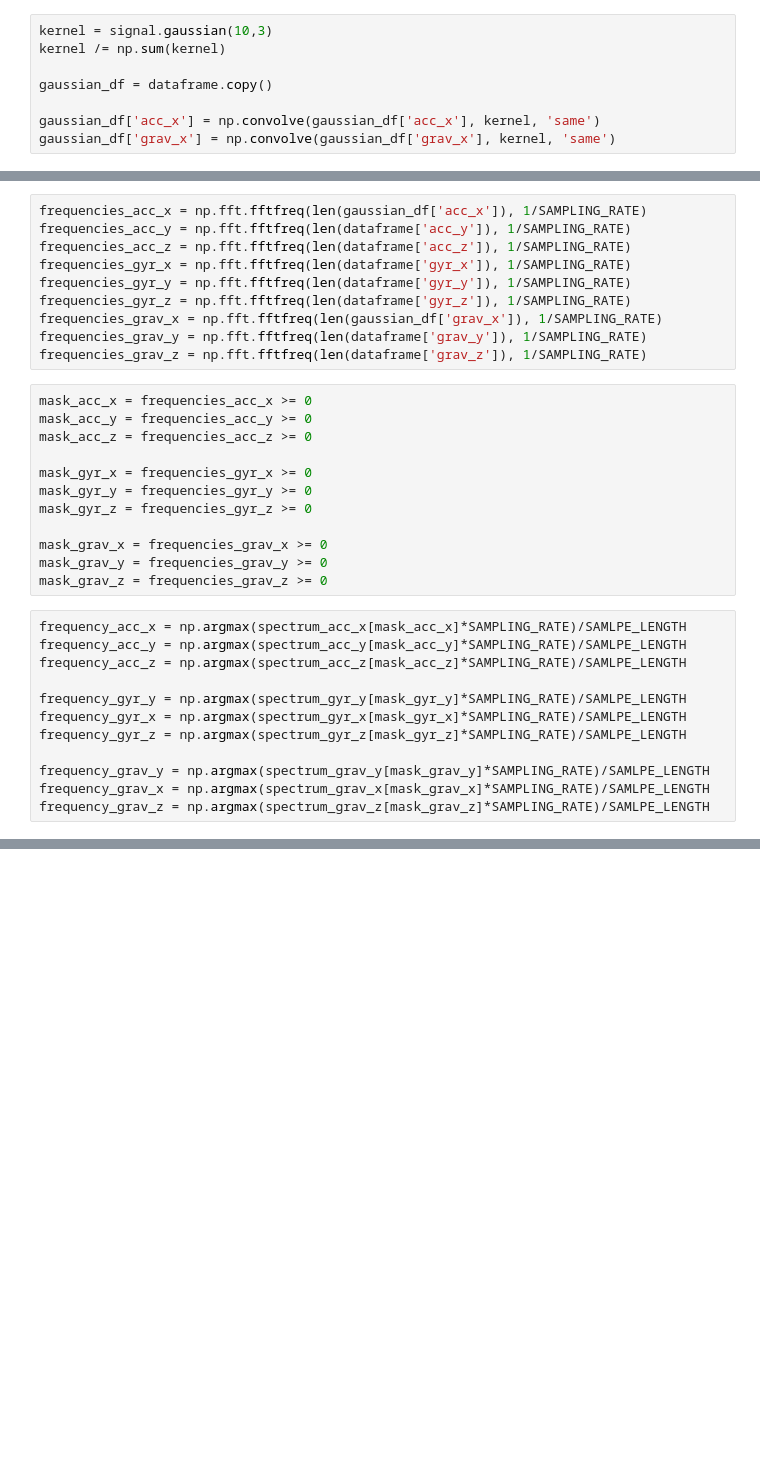
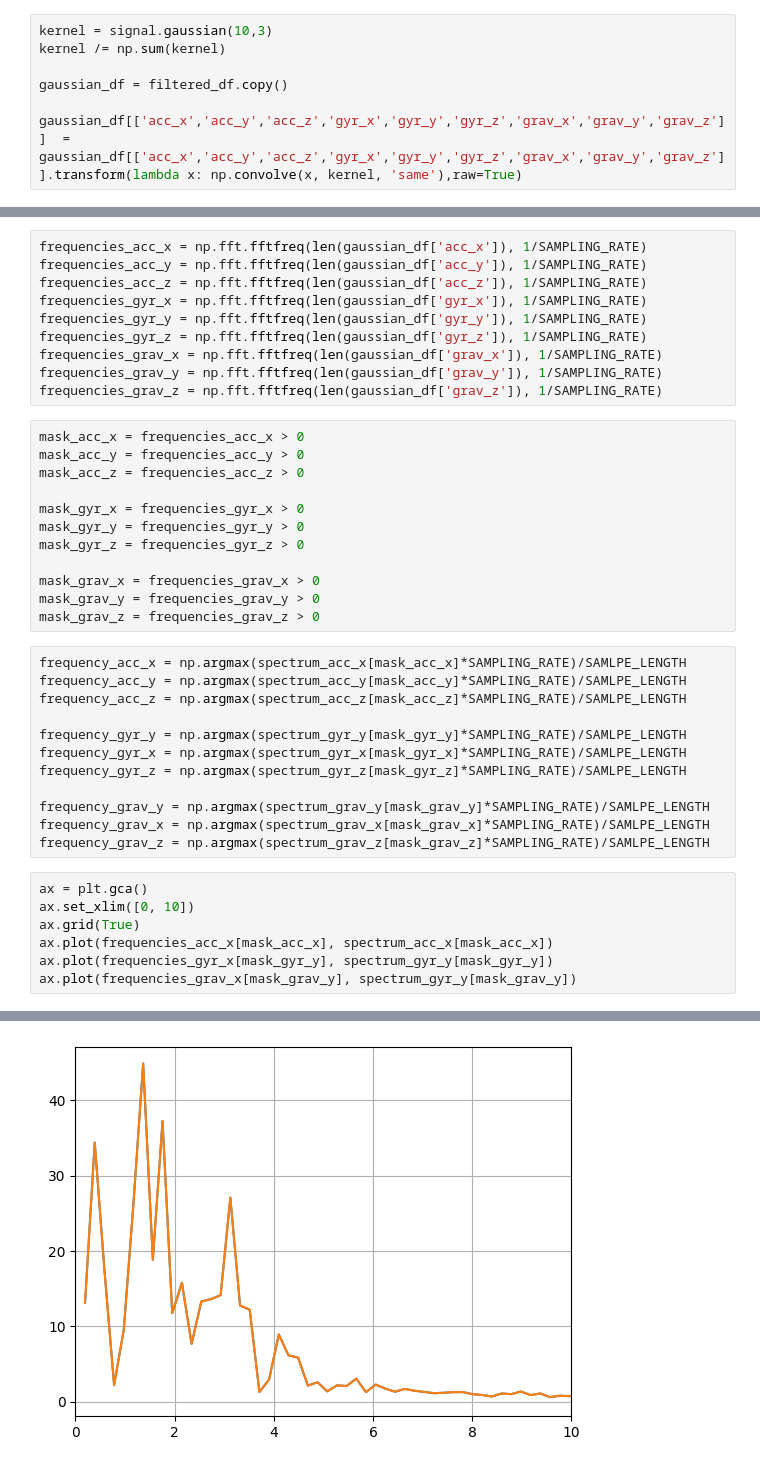
Before and after one commit to ITT23/assignment-03-activity-recognition-maschinen, a Jupyter notebook: machine_learning_test.ipynb, the cells around one changed output, grey strips where cells are left out. Cells and saved outputs as stored; diff of their text form; blank space fills up the shorter version.

```diff
--- a/machine_learning_test.ipynb
+++ b/machine_learning_test.ipynb
@@ -19,10 +38,9 @@ SAMLPE_LENGTH
 kernel = signal.gaussian(10,3)
 kernel /= np.sum(kernel)
 
-gaussian_df = dataframe.copy()
+gaussian_df = filtered_df.copy()
 
-gaussian_df['acc_x'] = np.convolve(gaussian_df['acc_x'], kernel, 'same')
-gaussian_df['grav_x'] = np.convolve(gaussian_df['grav_x'], kernel, 'same')
+gaussian_df[['acc_x','acc_y','acc_z','gyr_x','gyr_y','gyr_z','grav_x','grav_y','grav_z']]  = gaussian_df[['acc_x','acc_y','acc_z','gyr_x','gyr_y','gyr_z','grav_x','grav_y','grav_z']].transform(lambda x: np.convolve(x, kernel, 'same'),raw=True)
 # %% [markdown]
 # FFT
 # %%
@@ -38,25 +56,25 @@ spectrum_grav_z = np.abs(np.fft.fft(dataframe['grav_z']))
 # %%
 frequencies_acc_x = np.fft.fftfreq(len(gaussian_df['acc_x']), 1/SAMPLING_RATE)
-frequencies_acc_y = np.fft.fftfreq(len(dataframe['acc_y']), 1/SAMPLING_RATE)
-frequencies_acc_z = np.fft.fftfreq(len(dataframe['acc_z']), 1/SAMPLING_RATE)
-frequencies_gyr_x = np.fft.fftfreq(len(dataframe['gyr_x']), 1/SAMPLING_RATE)
-frequencies_gyr_y = np.fft.fftfreq(len(dataframe['gyr_y']), 1/SAMPLING_RATE)
-frequencies_gyr_z = np.fft.fftfreq(len(dataframe['gyr_z']), 1/SAMPLING_RATE)
+frequencies_acc_y = np.fft.fftfreq(len(gaussian_df['acc_y']), 1/SAMPLING_RATE)
+frequencies_acc_z = np.fft.fftfreq(len(gaussian_df['acc_z']), 1/SAMPLING_RATE)
+frequencies_gyr_x = np.fft.fftfreq(len(gaussian_df['gyr_x']), 1/SAMPLING_RATE)
+frequencies_gyr_y = np.fft.fftfreq(len(gaussian_df['gyr_y']), 1/SAMPLING_RATE)
+frequencies_gyr_z = np.fft.fftfreq(len(gaussian_df['gyr_z']), 1/SAMPLING_RATE)
 frequencies_grav_x = np.fft.fftfreq(len(gaussian_df['grav_x']), 1/SAMPLING_RATE)
-frequencies_grav_y = np.fft.fftfreq(len(dataframe['grav_y']), 1/SAMPLING_RATE)
-frequencies_grav_z = np.fft.fftfreq(len(dataframe['grav_z']), 1/SAMPLING_RATE)
+frequencies_grav_y = np.fft.fftfreq(len(gaussian_df['grav_y']), 1/SAMPLING_RATE)
+frequencies_grav_z = np.fft.fftfreq(len(gaussian_df['grav_z']), 1/SAMPLING_RATE)
 # %%
-mask_acc_x = frequencies_acc_x >= 0
-mask_acc_y = frequencies_acc_y >= 0
-mask_acc_z = frequencies_acc_z >= 0
+mask_acc_x = frequencies_acc_x > 0
+mask_acc_y = frequencies_acc_y > 0
+mask_acc_z = frequencies_acc_z > 0
 
-mask_gyr_x = frequencies_gyr_x >= 0
-mask_gyr_y = frequencies_gyr_y >= 0
-mask_gyr_z = frequencies_gyr_z >= 0
+mask_gyr_x = frequencies_gyr_x > 0
+mask_gyr_y = frequencies_gyr_y > 0
+mask_gyr_z = frequencies_gyr_z > 0
 
-mask_grav_x = frequencies_grav_x >= 0
-mask_grav_y = frequencies_grav_y >= 0
-mask_grav_z = frequencies_grav_z >= 0
+mask_grav_x = frequencies_grav_x > 0
+mask_grav_y = frequencies_grav_y > 0
+mask_grav_z = frequencies_grav_z > 0
 # %%
 frequency_acc_x = np.argmax(spectrum_acc_x[mask_acc_x]*SAMPLING_RATE)/SAMLPE_LENGTH
 frequency_acc_y = np.argmax(spectrum_acc_y[mask_acc_y]*SAMPLING_RATE)/SAMLPE_LENGTH
@@ -69,3 +87,11 @@ frequency_gyr_z = np.argmax(spectrum_gyr_z[mask_gyr_z]*SAMPLING_RATE)/SAMLPE_LEN
 frequency_grav_y = np.argmax(spectrum_grav_y[mask_grav_y]*SAMPLING_RATE)/SAMLPE_LENGTH
 frequency_grav_x = np.argmax(spectrum_grav_x[mask_grav_x]*SAMPLING_RATE)/SAMLPE_LENGTH
 frequency_grav_z = np.argmax(spectrum_grav_z[mask_grav_z]*SAMPLING_RATE)/SAMLPE_LENGTH
+# %%
+ax = plt.gca()
+ax.set_xlim([0, 10])
+ax.grid(True)
+ax.plot(frequencies_acc_x[mask_acc_x], spectrum_acc_x[mask_acc_x])
+ax.plot(frequencies_gyr_x[mask_gyr_y], spectrum_gyr_y[mask_gyr_y])
+ax.plot(frequencies_grav_x[mask_grav_y], spectrum_gyr_y[mask_grav_y])
+# %% [output]
@@ -72,3 +99,4 @@ frequency_grav_z = np.argmax(spectrum_grav_z[mask_grav_z]*SAMPLING_RATE)/SAMLPE_
+[figure, added]
 # %%
 print(frequency_acc_x)
 print(frequency_acc_y)
```
Also changed, not shown: parts of 18 cells of this notebook.
